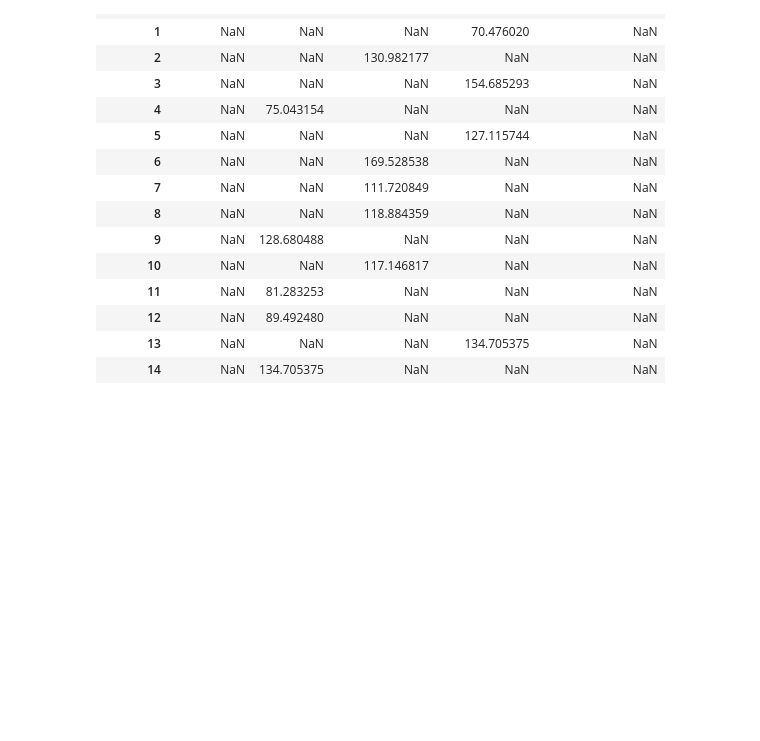
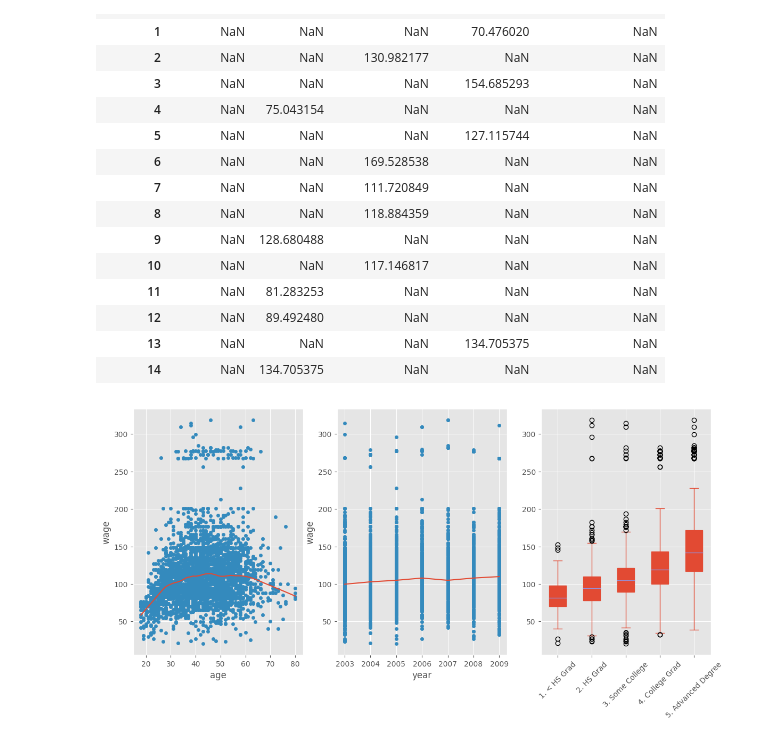
Before and after one commit to AzlinRusnan/Machine-Learning, a Jupyter notebook: Introduction_to_Machine_Learning.ipynb, the cells around one changed output. Cells and saved outputs as stored; diff of their text form; code cells hidden in the pictures; blank space fills up the shorter version.

```diff
--- a/Introduction_to_Machine_Learning.ipynb
+++ b/Introduction_to_Machine_Learning.ipynb
@@ -112,0 +118,17 @@ df_edu.head(15)
+# %%
+fig, ax = plt.subplots(1, 3, figsize=(14,6))
+
+df_wage.plot.scatter('age', 'wage', ax=ax[0]) #ax[0]: Refers to the first subplot (left).
+lowess = sm.nonparametric.lowess(df_wage['wage'], df_wage['age'], frac=.2)
+ax[0].plot(lowess[:, 0], lowess[:, 1])
+
+df_wage.plot.scatter('year', 'wage', ax=ax[1])
+year_median = df_wage.groupby('year')['wage'].median()
+ax[1].plot(year_median)
+
+boxplot = df_edu.plot.box(ax=ax[2], rot=45, patch_artist=True)
+colors = ['lightblue', 'green', 'yellow', 'blue', 'red']
+for artist, color in zip(boxplot.artists, colors):
+    artist.set_facecolor(color)
+# %% [output]
+[figure, added]
```
Also changed, not shown: parts of 32 cells of this notebook.
